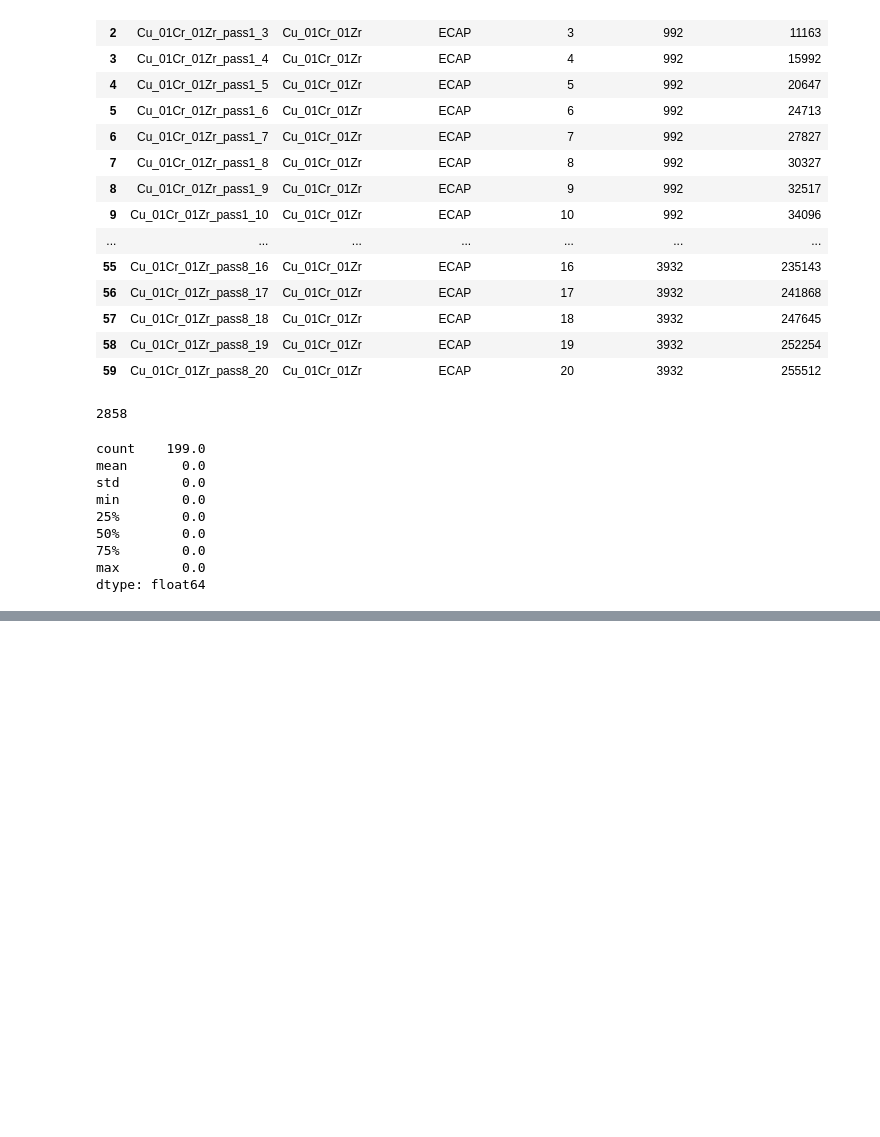
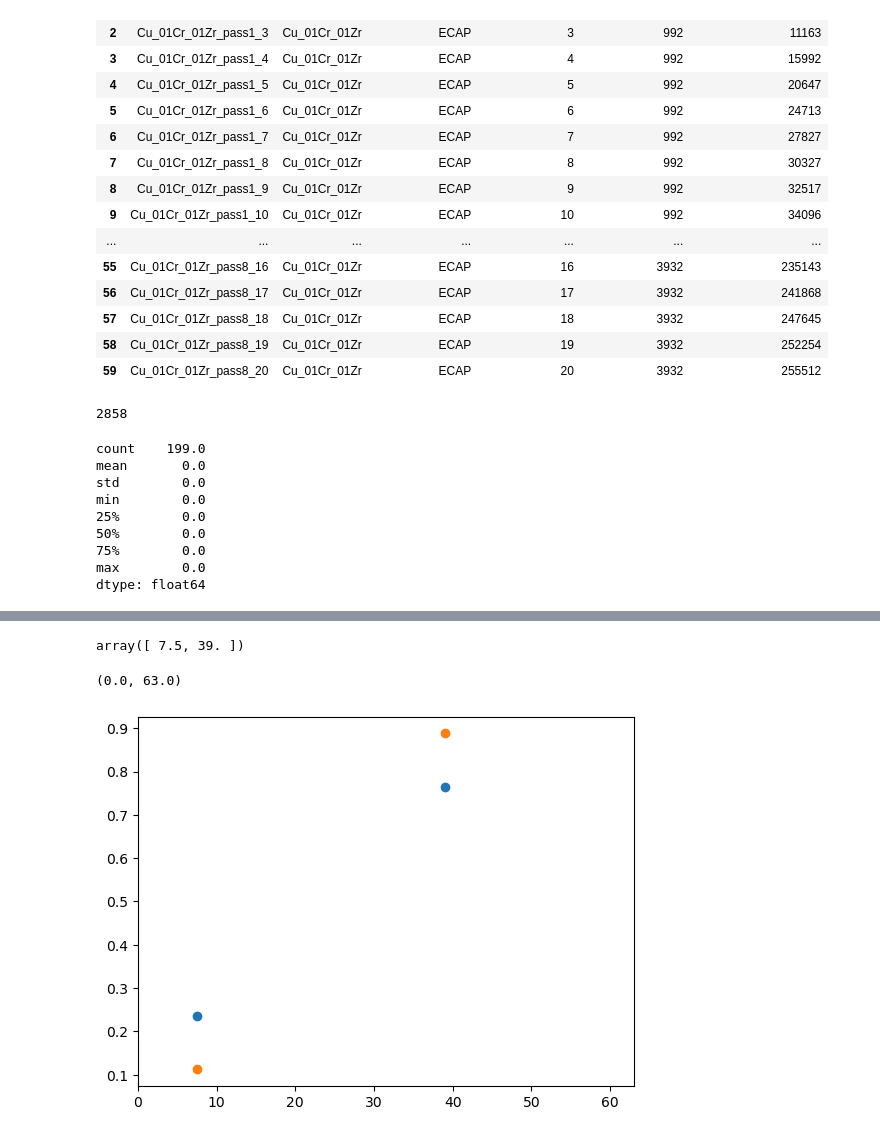
Before and after one commit to PRISBteam/Voronoi_PCC_Analyser, a Jupyter notebook: Data.ipynb, the cells around one changed output, grey strips where cells are left out. Drawn from its saved outputs; the diff is of its cells as text; code cells hidden in the pictures; blank space fills up the shorter version.

```diff
--- a/Data.ipynb
+++ b/Data.ipynb
@@ -145,0 +549,14 @@ data = [
+# %%
+x
+# %% [output]
+array([ 7.5, 39. ])
+# %%
+new_bins = [0, 15, 63]
+data_bins = np.column_stack([data_test[:, new_bins[i]:new_bins[i+1]].sum(axis=1) for i in range(len(new_bins) - 1)])
+x = np.diff(new_bins)/2 + new_bins[:-1]
+plt.scatter(x, data_bins[0])
+plt.scatter(x, data_bins[4])
+plt.xlim([0, 63])
+# %% [output]
+(0.0, 63.0)
+[figure, added]
```
Also changed, not shown: parts of 56 cells of this notebook, 11 other files.
